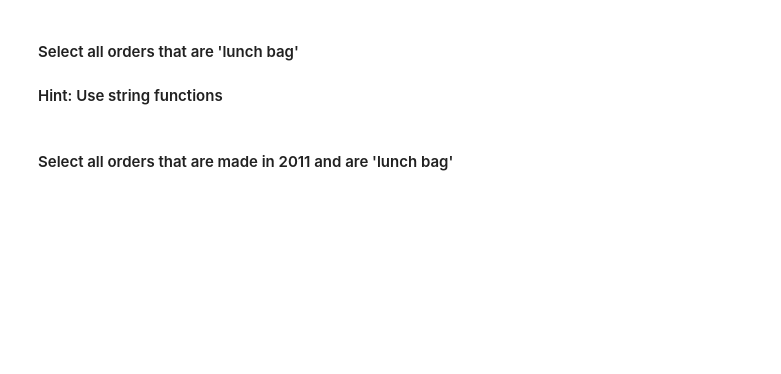
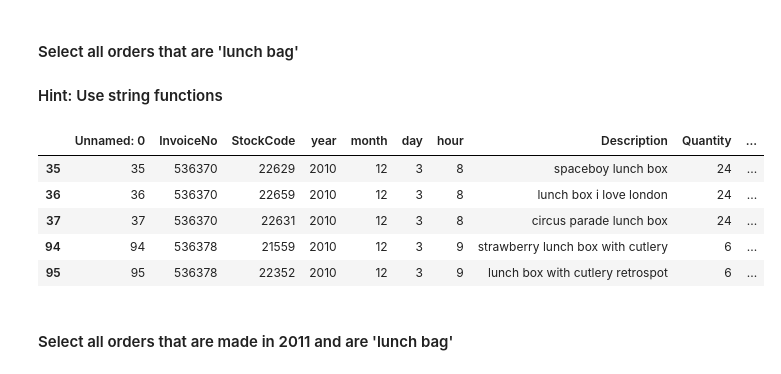
Before and after one commit to JulianTrufero/lab-descriptive-stats, a Jupyter notebook: your-code/main_2.ipynb, the cells around one changed output. Saved outputs shown, nothing was run; the diff lists cells and outputs as text; code cells hidden in the pictures; blank space fills up the shorter version.

```diff
--- a/your-code/main_2.ipynb
+++ b/your-code/main_2.ipynb
@@ -373,5 +418,14 @@ orders.describe()
 # %% [markdown]
 #### Select all orders that are 'lunch bag'
 #### Hint: Use string functions
+# %%
+orders[orders.Description.str.contains("lunch box")].head()
+# %% [output]
+|  | Unnamed: 0 | InvoiceNo | StockCode | year | month | day | hour | Description | Quantity | ... |
+| 35 | 35 | 536370 | 22629 | 2010 | 12 | 3 | 8 | spaceboy lunch box | 24 | ... |
+| 36 | 36 | 536370 | 22659 | 2010 | 12 | 3 | 8 | lunch box i love london | 24 | ... |
+| 37 | 37 | 536370 | 22631 | 2010 | 12 | 3 | 8 | circus parade lunch box | 24 | ... |
+| 94 | 94 | 536378 | 21559 | 2010 | 12 | 3 | 9 | strawberry lunch box with cutlery | 6 | ... |
+| 95 | 95 | 536378 | 22352 | 2010 | 12 | 3 | 9 | lunch box with cutlery retrospot | 6 | ... |
 # %% [markdown]
 #### Select all orders that are made in 2011 and are 'lunch bag'
```
Also changed, not shown: parts of 14 cells of this notebook.
